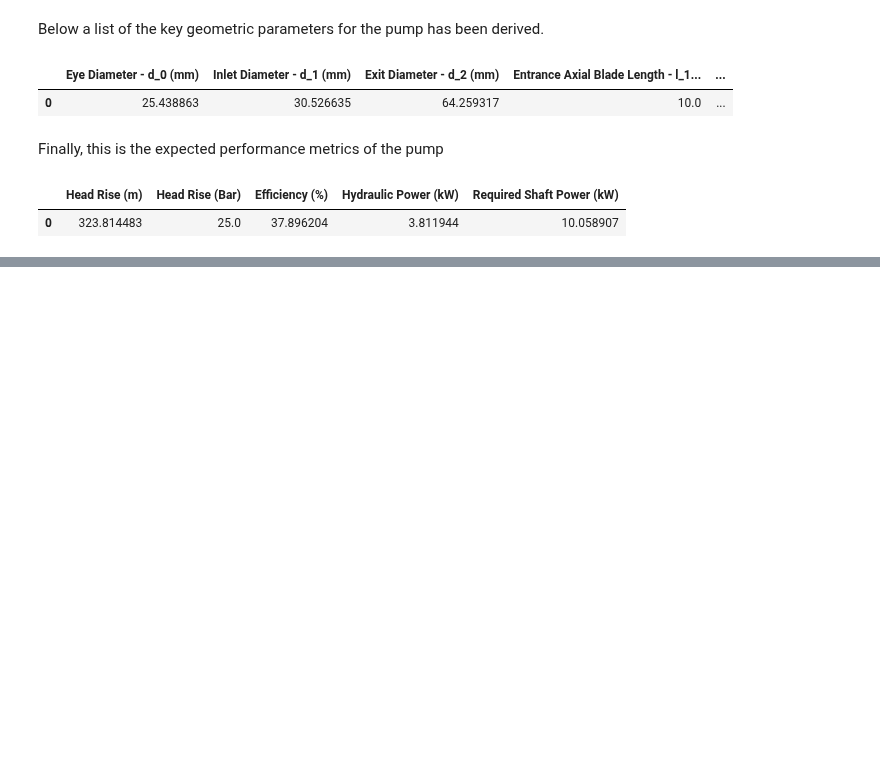
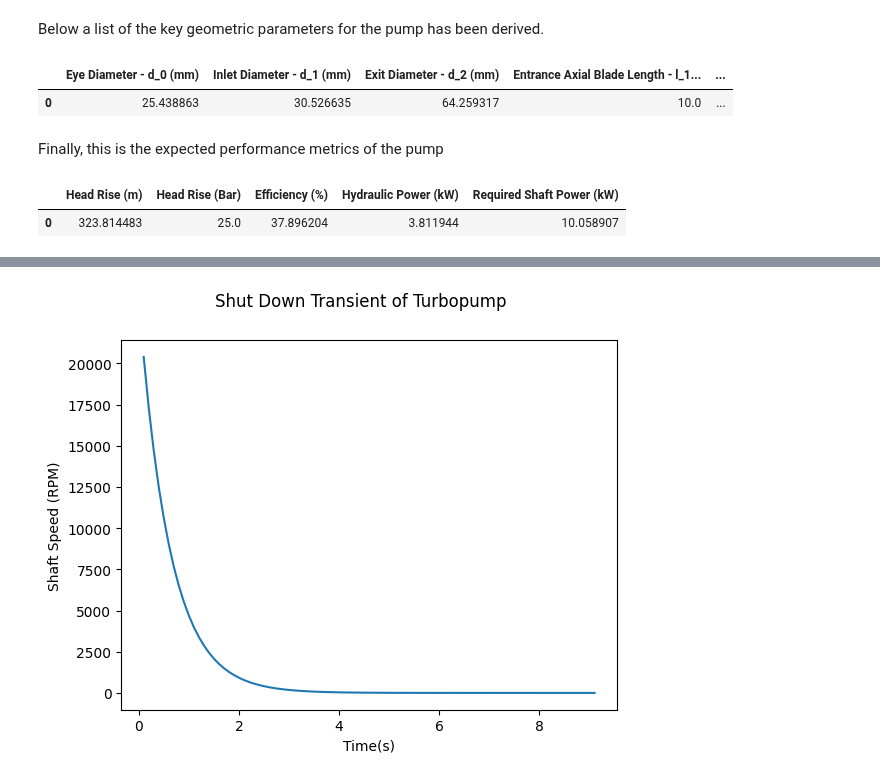
Before and after one commit to EliasAoubala/MermaidManBarnacleBoy, a Jupyter notebook: docs/fluidics/pump_design.ipynb, the cells around one changed output, grey strips where cells are left out. Saved outputs shown, nothing was run; the diff lists cells and outputs as text; code cells hidden in the pictures; blank space fills up the shorter version.

```diff
--- a/docs/fluidics/pump_design.ipynb
+++ b/docs/fluidics/pump_design.ipynb
@@ -259,7 +259,9 @@ pump.size_pump(**pump_geo)
 # %% [markdown]
 Finally, this is the expected performance metrics of the pump
 # %%
-pump.get_pump_performance(fluid=pump_geo["fluid"], m_dot=pump_dic["m_dot"], psi=0.2, N=pump_dic["N"])
+performance = pump.get_pump_performance(fluid=pump_geo["fluid"], m_dot=pump_dic["m_dot"], psi=0.2, N=pump_dic["N"])
+
+performance
 # %% [output]
 |  | Head Rise (m) | Head Rise (Bar) | Efficiency (%) | Hydraulic Power (kW) | Required Shaft Power (kW) |
 | 0 | 323.814483 | 25.0 | 37.896204 | 3.811944 | 10.058907 |
@@ -265,0 +272,4 @@ pump.get_pump_performance(fluid=pump_geo["fluid"], m_dot=pump_dic["m_dot"], psi=
+# %%
+%%render
+
+T_pump = performance["Required Shaft Power (kW)"][0]*1e3/pump_dic["N"] # Nm
@@ -265,0 +292,8 @@ pump.get_pump_performance(fluid=pump_geo["fluid"], m_dot=pump_dic["m_dot"], psi=
+# %%
+%%render
+
+I = 0.00105934
+
+alpha = T_pump / I # rad/s
+
+t = 4 * (pump_dic["N"]/ alpha)
@@ -265,0 +312,72 @@ pump.get_pump_performance(fluid=pump_geo["fluid"], m_dot=pump_dic["m_dot"], psi=
+# %%
+N_nom = pump_dic["N"]
+T_nom = performance["Required Shaft Power (kW)"][0] * 1e3 / pump_dic["N"]
+
+P_inlet = 30e5
+P_dp_nom = pump_dic["dp"]
+
+rho = 787
+
+cda = 8.929216317561218e-07
+
+I = 0.00105934
+
+N = N_nom
+
+dt = 0.1
+
+t = 0
+
+m_liq = 0
+
+N_array = []
+
+t_array = []
+
+m_dot_array = []
+
+m_liq_array = []
+
+while N > 1e-3 :
+
+    T_pump = T_nom * N/N_nom
+    P_pump = P_dp_nom * N/N_nom
+
+    alpha = T_pump / I
+    dal = alpha*dt
+
+    m_dot = cda * (2*rho*(P_pump+P_inlet-1e5))**(1/2)
+
+    m_liq += m_dot*dt
+
+    N -= dal
+
+    t += dt
+
+    print(f"N = {N}")
+    print(f"t = {t}")
+
+    N_array.append(N)
+    t_array.append(t)
+    m_dot_array.append(m_dot)
+    m_liq_array.append(m_liq)
+
+
+t_array = np.array(t_array)
+N_array = np.array(N_array)
+m_dot_array = np.array(m_dot_array)
+m_liq_array = np.array(m_liq_array)
+
+fig, ax = plt.subplots(nrows=1)
+
+fig.suptitle(f"Shut Down Transient of Turbopump")
+ax.plot(t_array, N_array * 60 / (2 * np.pi))
+
+ax.set_ylabel("Shaft Speed (RPM)")
+
+# ax[1].plot(t_array, m_liq_array * 1e3)
+
+# ax[1].set_ylabel("IPA Dribble (g)")
+
+ax.set_xlabel("Time(s)")
+# %% [output]
@@ -265,0 +402 @@ pump.get_pump_performance(fluid=pump_geo["fluid"], m_dot=pump_dic["m_dot"], psi=
+[figure, added]
```
Also changed, not shown: parts of 17 cells of this notebook, 4 other files.
